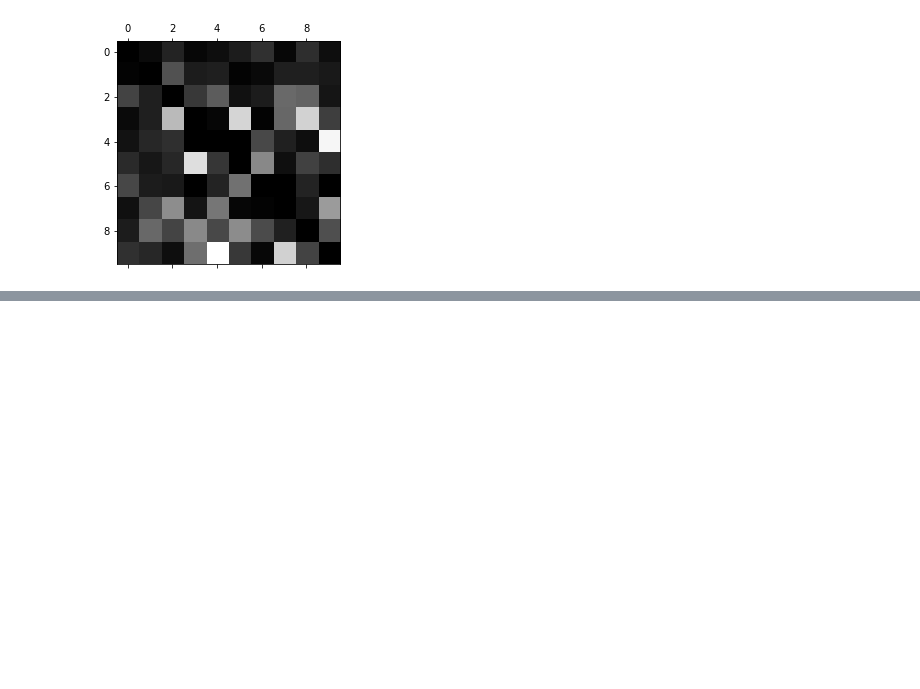
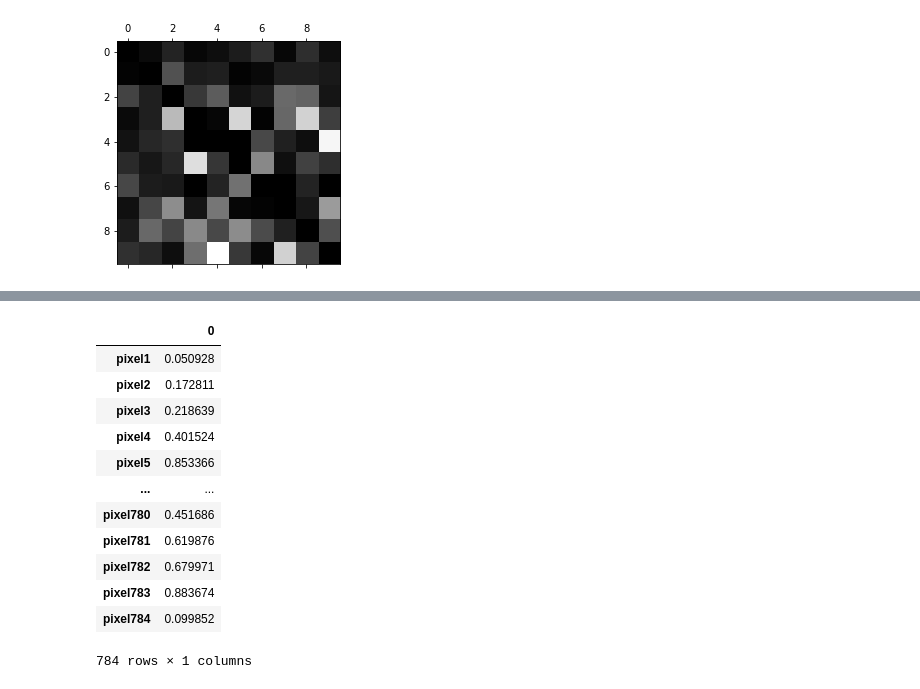
Before and after one commit to mehrshad-sdtn/Hands-on-MachineLearning, a Jupyter notebook: 3/mnist_classification.ipynb, the cells around one changed output, grey strips where cells are left out. Saved outputs shown, nothing was run; the diff lists cells and outputs as text; code cells hidden in the pictures; blank space fills up the shorter version.

```diff
--- a/3/mnist_classification.ipynb
+++ b/3/mnist_classification.ipynb
@@ -136,3 +137,26 @@ plt.matshow(norm_conf_mx, cmap=plt.cm.gray)
 plt.show()
 # %% [output]
 [figure]
+# %%
+def logit(t):
+    return 1/(1 + np.exp(-t))
+# %%
+def MyLogisticRegression(X, y):
+    n = X.shape[1]
+    m = X.shape[0]
+    #print((n, m))
+    theta = np.random.rand(n, 1)
+    h = logit(X.dot(theta))
+    epochs = 1000
+    eta = 0.01
+
+    y_new = (y.to_numpy().reshape(m, 1))
+    print(y_new)
+
+    for epoch in range(epochs):
+        grads = (1/m) * X.T.dot(h - y_new)
+        theta = theta - eta * grads
+
+    return theta
+# %%
+theta = MyLogisticRegression(X_train, y_train)
@@ -138,0 +171,16 @@ plt.show()
+# %%
+theta
+# %% [output]
+|  | 0 |
+| pixel1 | 0.050928 |
+| pixel2 | 0.172811 |
+| pixel3 | 0.218639 |
+| pixel4 | 0.401524 |
+| pixel5 | 0.853366 |
+| ... | ... |
+| pixel780 | 0.451686 |
+| pixel781 | 0.619876 |
+| pixel782 | 0.679971 |
+| pixel783 | 0.883674 |
+| pixel784 | 0.099852 |
+784 rows × 1 columns
```
Also changed, not shown: parts of 3 cells of this notebook, 3 other files.
